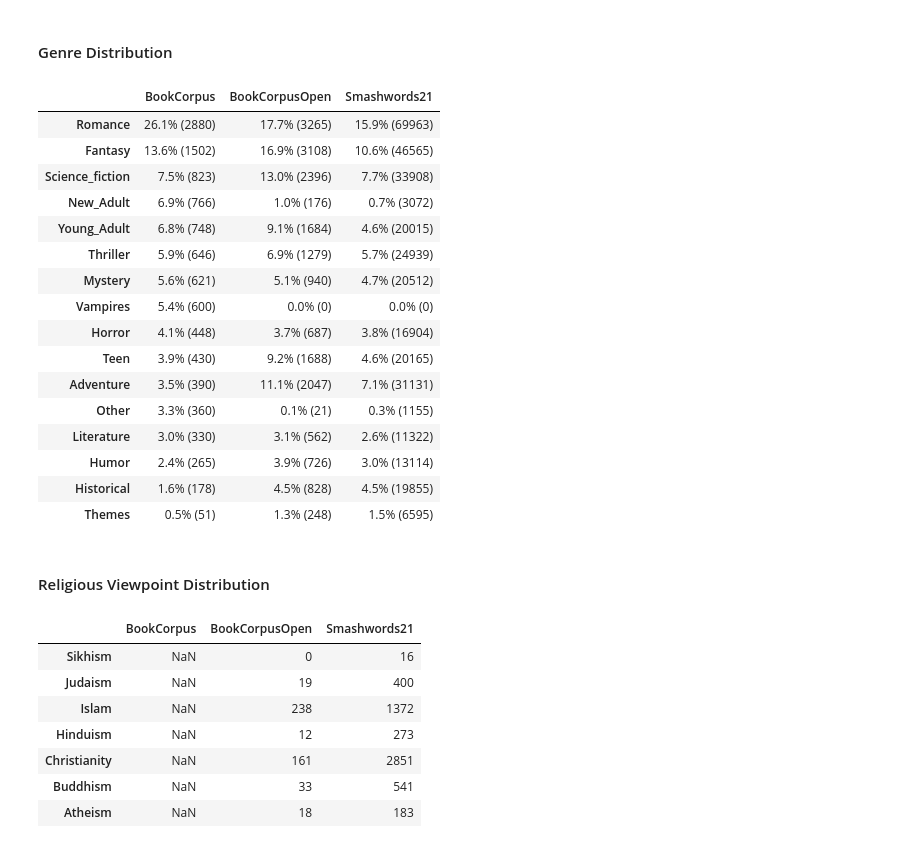
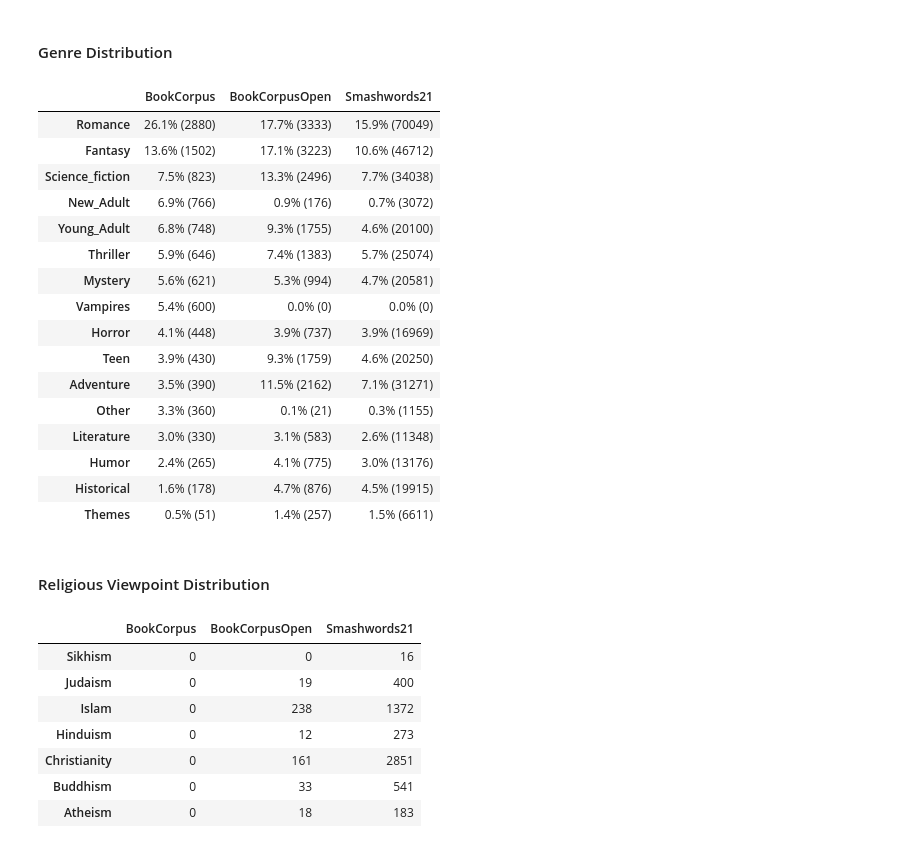
Before and after one commit to jackbandy/bookcorpus-datasheet, a Jupyter notebook: DataSheet.ipynb, the cells around one changed output. Drawn from its saved outputs; the diff is of its cells as text; code cells hidden in the pictures.

Commit message:
New 'stolen books' analysis

```diff
--- a/DataSheet.ipynb
+++ b/DataSheet.ipynb
@@ -19,3 +19,8 @@ bcopen_books['in_bcopen'] = True
 sw_books['smashwords_id'] = sw_books.Link.str.split('/',expand=True)[5]
 sw_books = sw_books.merge(bcopen_books, how='outer',on='smashwords_id')
 sw_books.fillna(value='',inplace=True)
+# %%
+# partially merge Smashwords21 with original BookCorpus
+bc_books['smashwords_id'] = bc_books.fname.str.replace('.txt','')
+bc_books['in_bc_books'] = True
+sw_books = sw_books.merge(bc_books, how='left',on='smashwords_id')
@@ -191,22 +229,22 @@ to_print = genre_df[['BookCorpus','BookCorpusOpen','Smashwords21']]
 display(HTML(to_print.to_html()))
 # %% [output]
 |  | BookCorpus | BookCorpusOpen | Smashwords21 |
-| Romance | 26.1% (2880) | 17.7% (3265) | 15.9% (69963) |
-| Fantasy | 13.6% (1502) | 16.9% (3108) | 10.6% (46565) |
-| Science_fiction | 7.5% (823) | 13.0% (2396) | 7.7% (33908) |
-| New_Adult | 6.9% (766) | 1.0% (176) | 0.7% (3072) |
-| Young_Adult | 6.8% (748) | 9.1% (1684) | 4.6% (20015) |
-| Thriller | 5.9% (646) | 6.9% (1279) | 5.7% (24939) |
-| Mystery | 5.6% (621) | 5.1% (940) | 4.7% (20512) |
+| Romance | 26.1% (2880) | 17.7% (3333) | 15.9% (70049) |
+| Fantasy | 13.6% (1502) | 17.1% (3223) | 10.6% (46712) |
+| Science_fiction | 7.5% (823) | 13.3% (2496) | 7.7% (34038) |
+| New_Adult | 6.9% (766) | 0.9% (176) | 0.7% (3072) |
+| Young_Adult | 6.8% (748) | 9.3% (1755) | 4.6% (20100) |
+| Thriller | 5.9% (646) | 7.4% (1383) | 5.7% (25074) |
+| Mystery | 5.6% (621) | 5.3% (994) | 4.7% (20581) |
 | Vampires | 5.4% (600) | 0.0% (0) | 0.0% (0) |
-| Horror | 4.1% (448) | 3.7% (687) | 3.8% (16904) |
-| Teen | 3.9% (430) | 9.2% (1688) | 4.6% (20165) |
-| Adventure | 3.5% (390) | 11.1% (2047) | 7.1% (31131) |
+| Horror | 4.1% (448) | 3.9% (737) | 3.9% (16969) |
+| Teen | 3.9% (430) | 9.3% (1759) | 4.6% (20250) |
+| Adventure | 3.5% (390) | 11.5% (2162) | 7.1% (31271) |
 | Other | 3.3% (360) | 0.1% (21) | 0.3% (1155) |
-| Literature | 3.0% (330) | 3.1% (562) | 2.6% (11322) |
-| Humor | 2.4% (265) | 3.9% (726) | 3.0% (13114) |
-| Historical | 1.6% (178) | 4.5% (828) | 4.5% (19855) |
-| Themes | 0.5% (51) | 1.3% (248) | 1.5% (6595) |
+| Literature | 3.0% (330) | 3.1% (583) | 2.6% (11348) |
+| Humor | 2.4% (265) | 4.1% (775) | 3.0% (13176) |
+| Historical | 1.6% (178) | 4.7% (876) | 4.5% (19915) |
+| Themes | 0.5% (51) | 1.4% (257) | 1.5% (6611) |
 # %% [markdown]
 #### Religious Viewpoint Distribution
 # %%
@@ -217,15 +255,16 @@ religion_df = pd.DataFrame(columns=['BookCorpus','BookCorpusOpen','Smashwords21'
 # %%
 for religion in religion_list:
     religion_df.at[religion,'BookCorpusOpen'] = len(sw_books[(sw_books.in_bcopen==True)&(sw_books.Categories.str.contains(religion,case=False))])
     religion_df.at[religion,'Smashwords21'] = len(sw_books[sw_books.Categories.str.contains(religion,case=False)])
+    religion_df.at[religion,'BookCorpus'] = len(sw_books[(sw_books.in_bc_books==True)&(sw_books.Categories.str.contains(religion,case=False))])
 
 religion_df
 # %% [output]
 |  | BookCorpus | BookCorpusOpen | Smashwords21 |
-| Sikhism | NaN | 0 | 16 |
-| Judaism | NaN | 19 | 400 |
-| Islam | NaN | 238 | 1372 |
-| Hinduism | NaN | 12 | 273 |
-| Christianity | NaN | 161 | 2851 |
-| Buddhism | NaN | 33 | 541 |
-| Atheism | NaN | 18 | 183 |
+| Sikhism | 0 | 0 | 16 |
+| Judaism | 0 | 19 | 400 |
+| Islam | 0 | 238 | 1372 |
+| Hinduism | 0 | 12 | 273 |
+| Christianity | 0 | 161 | 2851 |
+| Buddhism | 0 | 33 | 541 |
+| Atheism | 0 | 18 | 183 |
```
Also changed, not shown: parts of 10 cells of this notebook.
